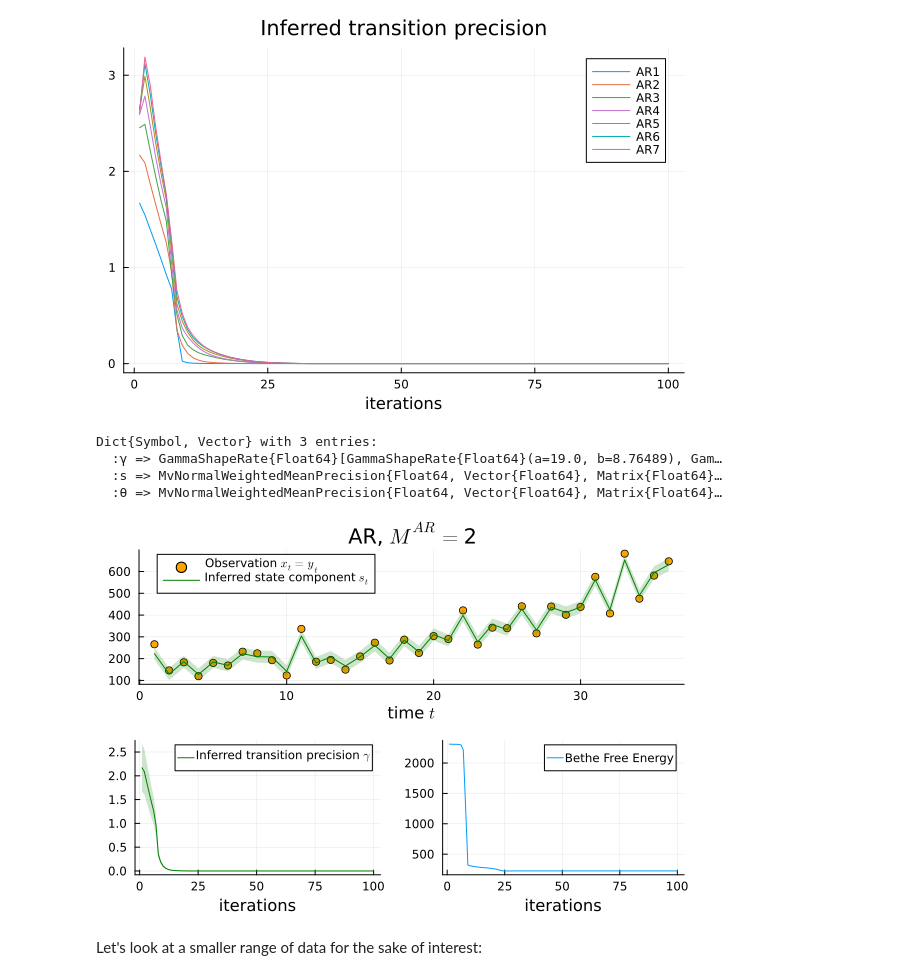
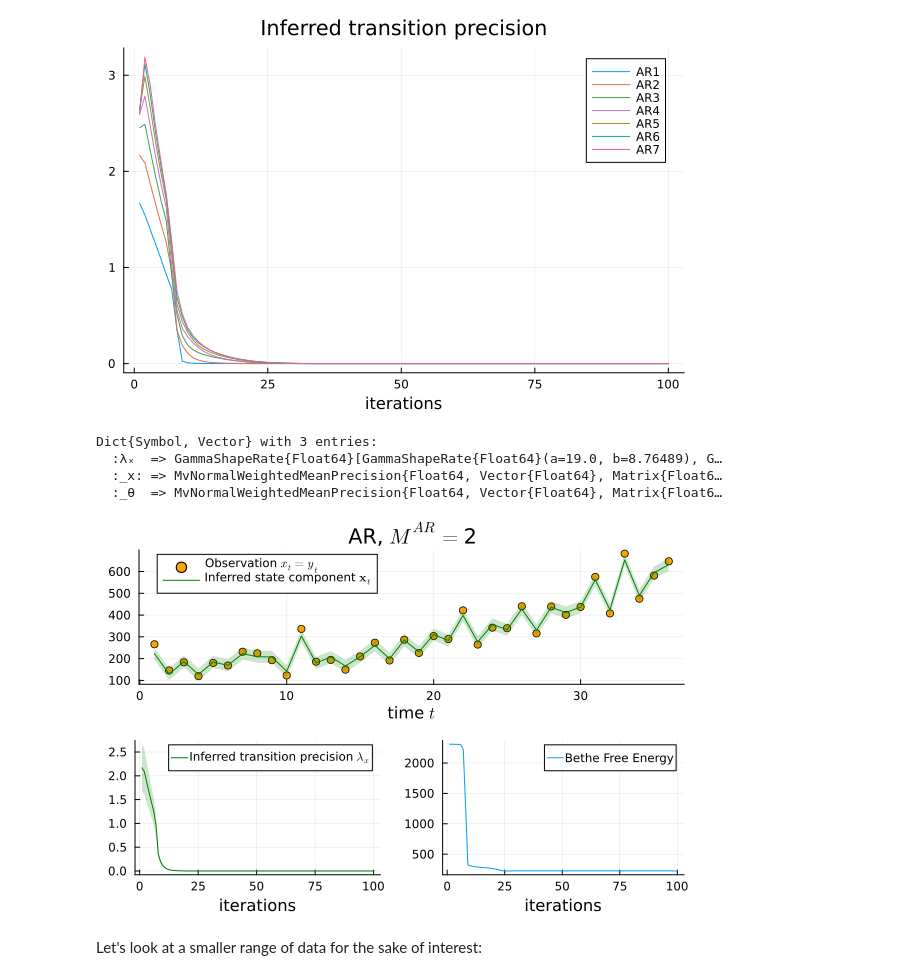
Before and after one commit to LearnableLoopAI/SalesForecastingWithTVAR-AR4, a Jupyter notebook: SalesForecastingWithTVAR-AR4_PORT.ipynb, the cells around one changed output. Saved outputs shown, nothing was run; the diff lists cells and outputs as text; code cells hidden in the pictures.

```diff
--- a/SalesForecastingWithTVAR-AR4_PORT.ipynb
+++ b/SalesForecastingWithTVAR-AR4_PORT.ipynb
@@ -262,8 +291,8 @@ scatter!(_ys, label=L"$\mathrm{Observation}, y_t$", color="orange")
 # %% [output]
 [figure]
 # %%
-_N = length(_ys) ## Number of observations of the sales data
-_τ̃ = 0.001 ## assumed observation precision
+N = length(y꞉) ## Number of observations of the sales data
+λˣᵧ = 0.001 ## assumed observation generation precision
 # %% [output]
 0.001
 # %% [markdown]
@@ -333,14 +362,14 @@ function run_inference(Nmodels)
             model = lar_model(
                 𝚃ᴬᴿ=𝚃ᴬᴿ, ## Uni/Multi variate
                 Mᴬᴿ=m, ## AR order
-                vᵤ=ReactiveMP.ar_unit(𝚃ᴬᴿ, m), ##. unit vector
-                τ=_τ̃), ## observation precision
-            data = (x=_ys,),
+                _vᵤ=ReactiveMP.ar_unit(𝚃ᴬᴿ, m), ##. unit vector
+                λᵧ=λˣᵧ), ## generation precision
+            data = (y꞉=y꞉,),
             constraints   = ar_constraints(),
             meta          = ar_meta(𝚃ᴬᴿ, m, ARsafe()),
             options       = (limit_stack_depth = 100,),
             initialization = ar_init(𝚃ᴬᴿ, m),
-            returnvars    = (s=KeepLast(), γ=KeepEach(), θ=KeepEach()),
+            returnvars    = (_x꞉=KeepLast(), λₓ=KeepEach(), _θ=KeepEach()),
             free_energy   = true,
             iterations    = 100,
             showprogress  = false
@@ -353,7 +382,7 @@ run_inference (generic function with 1 method)
 # %% [markdown]
 Now we run the inference for $M^{AR}=1,2, ..., 7$:
 # %%
-_results = run_inference(7)
+results = run_inference(7)
 # %% [output]
 m = 1
 m = 2
@@ -443,48 +476,48 @@ plot_transition_precision(_results)
 [figure]
 # %%
 Mᵇᵉˢᵗ = 2 ## best order
-@unpack s, θ, γ = _results[Mᵇᵉˢᵗ].posteriors
+@unpack _x꞉, _θ, λₓ = results[Mᵇᵉˢᵗ].posteriors
 # %% [output]
 Dict{Symbol, Vector} with 3 entries:
-  :γ => GammaShapeRate{Float64}[GammaShapeRate{Float64}(a=19.0, b=8.76489), Gam…
-  :s => MvNormalWeightedMeanPrecision{Float64, Vector{Float64}, Matrix{Float64}…
-  :θ => MvNormalWeightedMeanPrecision{Float64, Vector{Float64}, Matrix{Float64}…
+  :λₓ  => GammaShapeRate{Float64}[GammaShapeRate{Float64}(a=19.0, b=8.76489), G…
+  :_x꞉ => MvNormalWeightedMeanPrecision{Float64, Vector{Float64}, Matrix{Float6…
+  :_θ  => MvNormalWeightedMeanPrecision{Float64, Vector{Float64}, Matrix{Float6…
 # %%
-_p1 = plot(
-    ## first.(_s̃s), ## first.() gives s̃ₜ, not the delayed s̃ₜ₋₁, s̃ₜ₋₂, ..., s̃ₜ₋ₘ₊₁
+p1 = plot(
+    ## first.(_xˣ꞉), ## first.() gives xˣₜ, not the delayed xˣₜ₋₁, xˣₜ₋₂, ..., xˣₜ₋ₘ₊₁
     title="AR, " * L"$M^{AR}=$" * "$Mᵇᵉˢᵗ",
     xlabel=L"time $t$",
     color="red",
-    ## label=L"Hidden state component $\tilde{s}_t$"
+    ## label=L"Hidden state component $\mathbf{x}^*_t$")
 )
-_p1 = scatter!(_p1, _ys, label=L"Observation $x_t=y_t$", color="orange")
-_p1 = plot!(
-    _p1, first.(mean.(s)),
-    ribbon=first.(std.(s)),
+p1 = scatter!(p1, y꞉, label=L"Observation $x_t=y_t$", color="orange")
+p1 = plot!(
+    p1, first.(mean.(_x꞉)),
+    ribbon=first.(std.(_x꞉)),
     fillalpha=0.2,
-    label=L"Inferred state component $s_t$",
+    label=L"Inferred state component $\mathbf{x}_t$",
     color="green",
     legend=:topleft)
 
-_p2 = plot(
-    mean.(γ), ribbon=std.(γ),
+p2 = plot(
+    mean.(λₓ), ribbon=std.(λₓ),
     fillalpha=0.2,
-    label=L"Inferred transition precision $\gamma$",
+    label=L"Inferred transition precision $\lambda_x$",
     color="green",
     legend=:topright,
     xlabel="iterations",
 )
-## _p2 = plot!(
-##     [_γ̃],
+## p2 = plot!(
+##     [λˣₓ],
 ##     seriestype=:hline,
 ##     color="red", #.
-##     label=L"Real transition precision $\tilde{γ}$"
+##     label=L"Real transition precision $\lambda_x^*$"
 ## )
 
-_p3 = plot(_results[Mᵇᵉˢᵗ].free_energy, label="Bethe Free Energy", xlabel="iterations")
-plot(_p1, _p2, _p3, layout=@layout([ a; b c ]))
+p3 = plot(results[Mᵇᵉˢᵗ].free_energy, label="Bethe Free Energy", xlabel="iterations")
+plot(p1, p2, p3, layout=@layout([ a; b c ]))
 # %% [output]
-[figure, old version]
+[figure, new version]
 # %% [markdown]
 Let's look at a smaller range of data for the sake of interest:
 # %%
```
Also changed, not shown: parts of 28 cells of this notebook, 3 other files.
